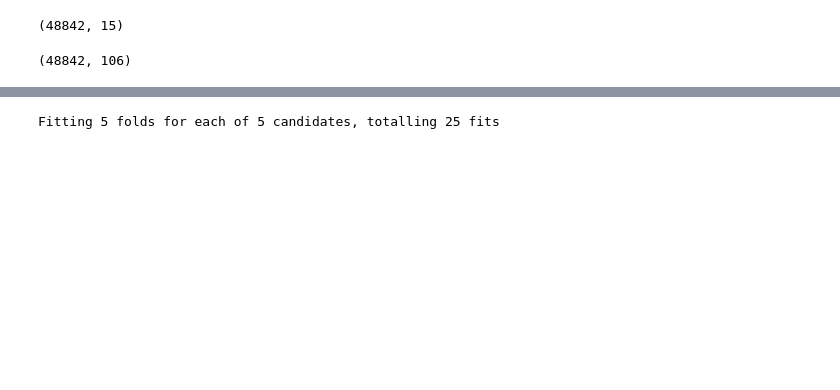
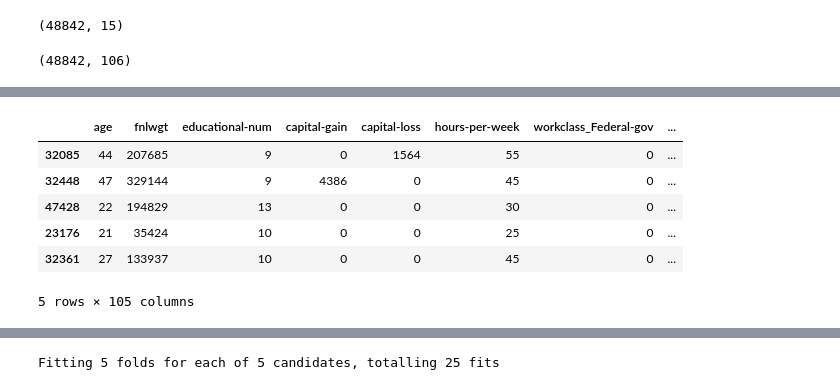
Before and after one commit to gakash2k01/Comparative_study_data_imbalance, a Jupyter notebook: notebooks/Adult dataset.ipynb, the cells around one changed output, grey strips where cells are left out. Saved outputs shown, nothing was run; the diff lists cells and outputs as text; code cells hidden in the pictures; blank space fills up the shorter version.

```diff
--- a/notebooks/Adult dataset.ipynb
+++ b/notebooks/Adult dataset.ipynb
@@ -144,3 +152,13 @@ X_test, y_test = test_df.values[:, :-1], test_df.values[:, -1]
+# %%
+X_train.head()
+# %% [output]
+|  | age | fnlwgt | educational-num | capital-gain | capital-loss | hours-per-week | workclass_Federal-gov | ... |
+| 32085 | 44 | 207685 | 9 | 0 | 1564 | 55 | 0 | ... |
+| 32448 | 47 | 329144 | 9 | 4386 | 0 | 45 | 0 | ... |
+| 47428 | 22 | 194829 | 13 | 0 | 0 | 30 | 0 | ... |
+| 23176 | 21 | 35424 | 10 | 0 | 0 | 25 | 0 | ... |
+| 32361 | 27 | 133937 | 10 | 0 | 0 | 45 | 0 | ... |
+5 rows × 105 columns
 # %%
 unique, counts = np.unique(y_train, return_counts=True)
 print(unique, ":", counts)
```
Also changed, not shown: parts of 17 cells of this notebook.
